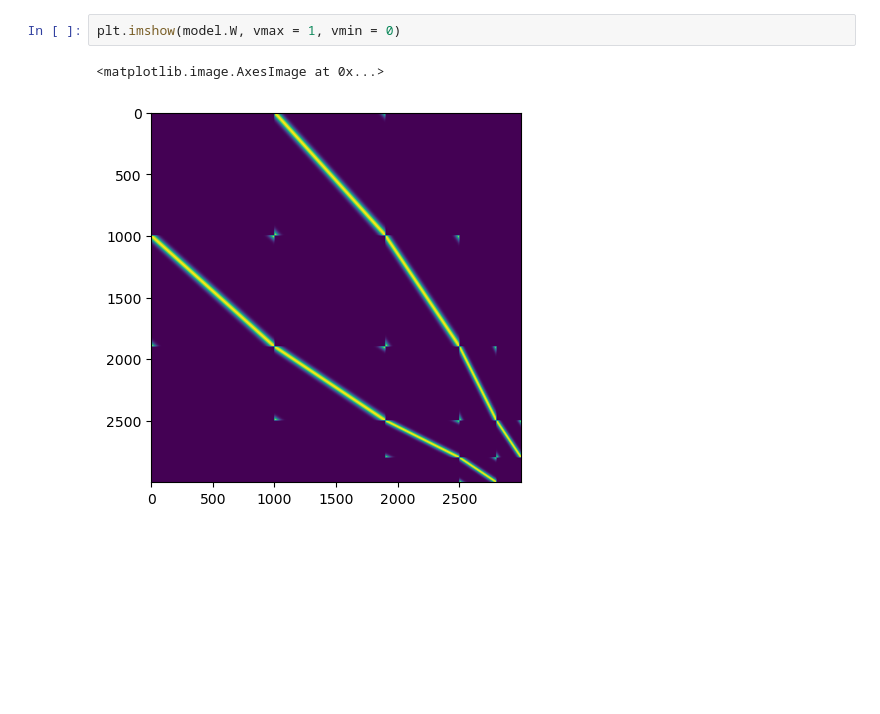
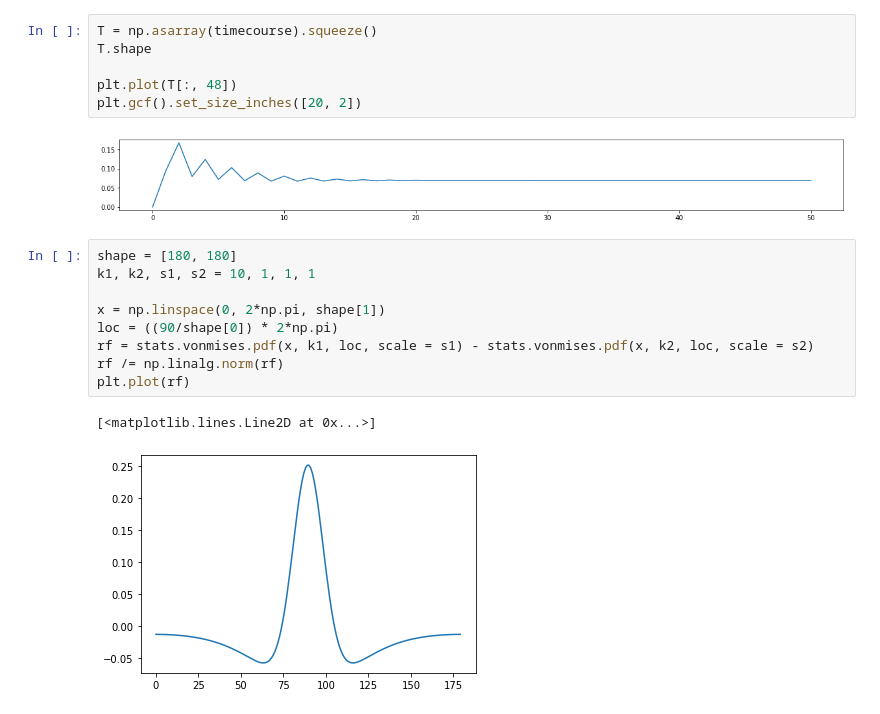
Before and after one commit to rfw256/Memento, a Jupyter notebook: dynamicmemory.ipynb, the cells around one changed output. Drawn from its saved outputs; the diff is of its cells as text; blank space fills up the shorter version.

```diff
--- a/dynamicmemory.ipynb
+++ b/dynamicmemory.ipynb
@@ -99,5 +191,20 @@ for i in range(len(model.layer_sizes)):
-# %%
-plt.imshow(model.W, vmax = 1, vmin = 0)
-# %% [output]
-<matplotlib.image.AxesImage at 0x...>
-[figure, removed]
+# %%
+T = np.asarray(timecourse).squeeze()
+T.shape
+
+plt.plot(T[:, 48])
+plt.gcf().set_size_inches([20, 2])
+# %% [output]
+[figure, added]
+# %%
+shape = [180, 180]
+k1, k2, s1, s2 = 10, 1, 1, 1
+
+x = np.linspace(0, 2*np.pi, shape[1])
+loc = ((90/shape[0]) * 2*np.pi)
+rf = stats.vonmises.pdf(x, k1, loc, scale = s1) - stats.vonmises.pdf(x, k2, loc, scale = s2)
+rf /= np.linalg.norm(rf)
+plt.plot(rf)
+# %% [output]
+[<matplotlib.lines.Line2D at 0x...>]
+[figure, added]
```
Also changed, not shown: parts of 7 cells of this notebook, 1 other file.
